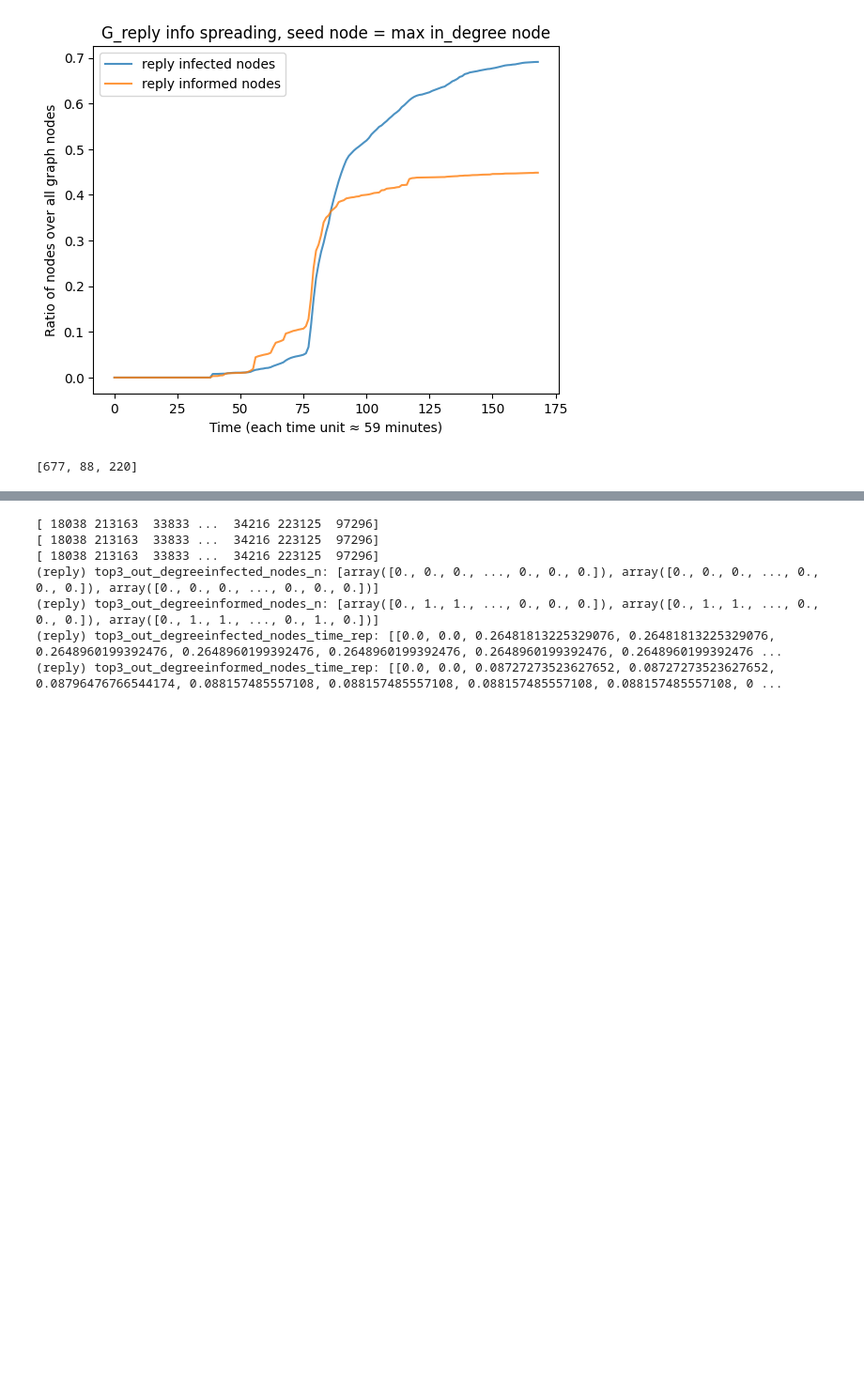
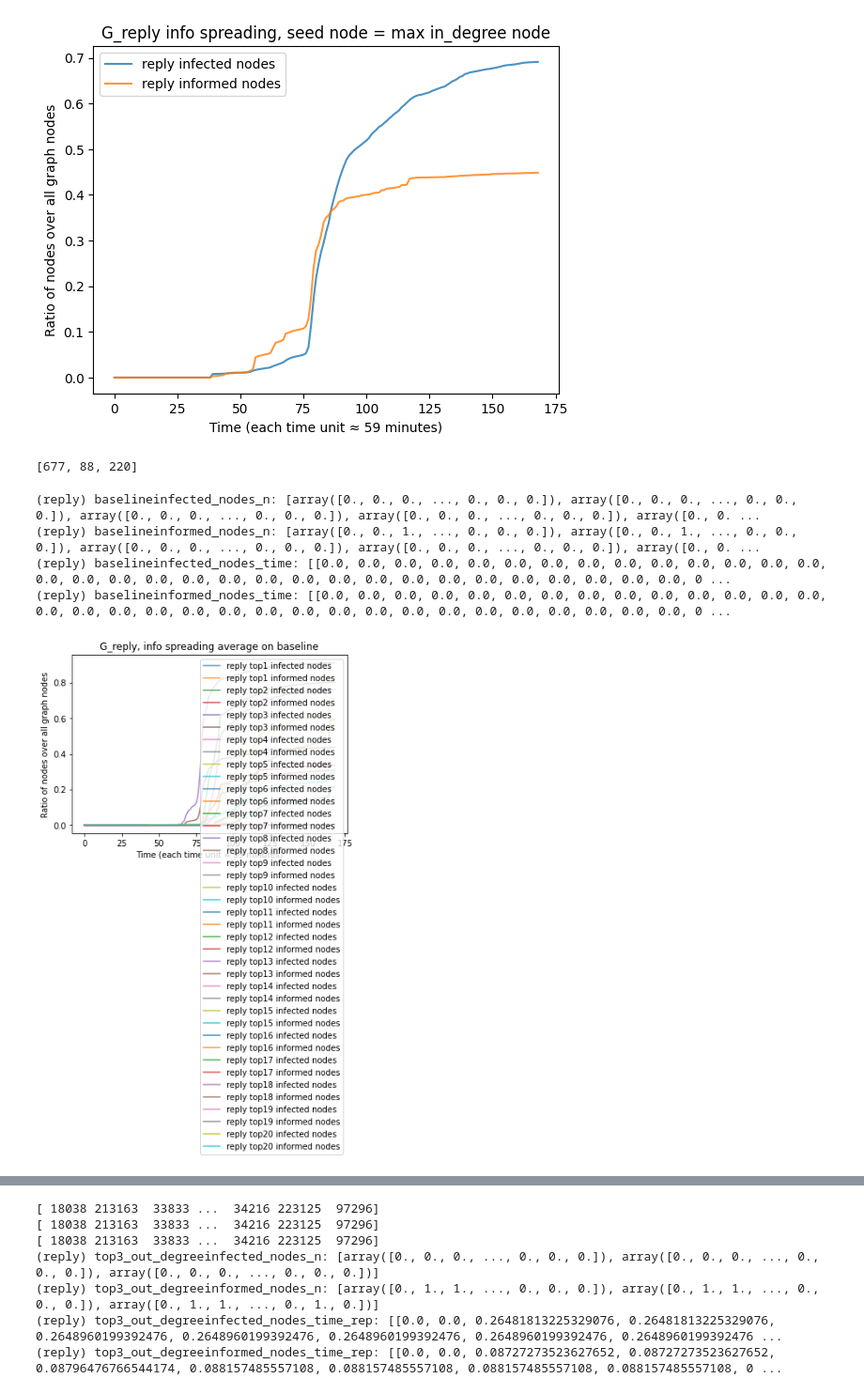
Before and after one commit to francescoopiccoli/higgs-twitter-network-science, a Jupyter notebook: src/process_final.ipynb, the cells around one changed output, grey strips where cells are left out. Shown at 94% size. Cells and saved outputs as stored; diff of their text form; code cells hidden in the pictures; blank space fills up the shorter version.

```diff
--- a/src/process_final.ipynb
+++ b/src/process_final.ipynb
@@ -321,3 +334,19 @@ def get_crosscorr(proc_n_1, proc_n_2):
 print(max_out_degree_reply[:3])
 # %% [output]
 [677, 88, 220]
+# %%
+baseline_nodes = np.random.choice(G_reply_lcc.nodes(), 20)
+
+# Info spreading for top 3 out_degree nodes for G_reply
+infected_nodes_n_rep_out_deg, informed_nodes_n_rep_out_deg, infected_nodes_time_rep_out_deg, informed_nodes_time_rep_out_deg = simulate_spreading_n_nodes(G_reply_lcc_df, G_social_df, baseline_nodes, start_timestamp, end_timestamp, len(G_reply_lcc.nodes()), len(G_social.nodes()), name="reply", plot=True, title="G_reply, info spreading average on baseline")
+metric_name = "baseline_"
+util.print_and_log(reply_graph_name, metric_name + "infected_nodes_n", infected_nodes_n_rep_out_deg)
+util.print_and_log(reply_graph_name, metric_name + "informed_nodes_n", informed_nodes_n_rep_out_deg)
+util.print_and_log(reply_graph_name, metric_name + "infected_nodes_time", infected_nodes_time_rep_out_deg)
+util.print_and_log(reply_graph_name, metric_name + "informed_nodes_time", informed_nodes_time_rep_out_deg)
+# %% [output]
+(reply) baselineinfected_nodes_n: [array([0., 0., 0., ..., 0., 0., 0.]), array([0., 0., 0., ..., 0., 0., 0.]), array([0., 0., 0., ..., 0., 0., 0.]), array([0., 0., 0., ..., 0., 0., 0.]), array([0., 0. ...
+(reply) baselineinformed_nodes_n: [array([0., 0., 1., ..., 0., 0., 0.]), array([0., 0., 1., ..., 0., 0., 0.]), array([0., 0., 0., ..., 0., 0., 0.]), array([0., 0., 0., ..., 0., 0., 0.]), array([0., 0. ...
+(reply) baselineinfected_nodes_time: [[0.0, 0.0, 0.0, 0.0, 0.0, 0.0, 0.0, 0.0, 0.0, 0.0, 0.0, 0.0, 0.0, 0.0, 0.0, 0.0, 0.0, 0.0, 0.0, 0.0, 0.0, 0.0, 0.0, 0.0, 0.0, 0.0, 0.0, 0.0, 0.0, 0.0, 0.0, 0.0, 0 ...
+(reply) baselineinformed_nodes_time: [[0.0, 0.0, 0.0, 0.0, 0.0, 0.0, 0.0, 0.0, 0.0, 0.0, 0.0, 0.0, 0.0, 0.0, 0.0, 0.0, 0.0, 0.0, 0.0, 0.0, 0.0, 0.0, 0.0, 0.0, 0.0, 0.0, 0.0, 0.0, 0.0, 0.0, 0.0, 0.0, 0 ...
+[figure, added]
```
Also changed, not shown: parts of 14 cells of this notebook.
